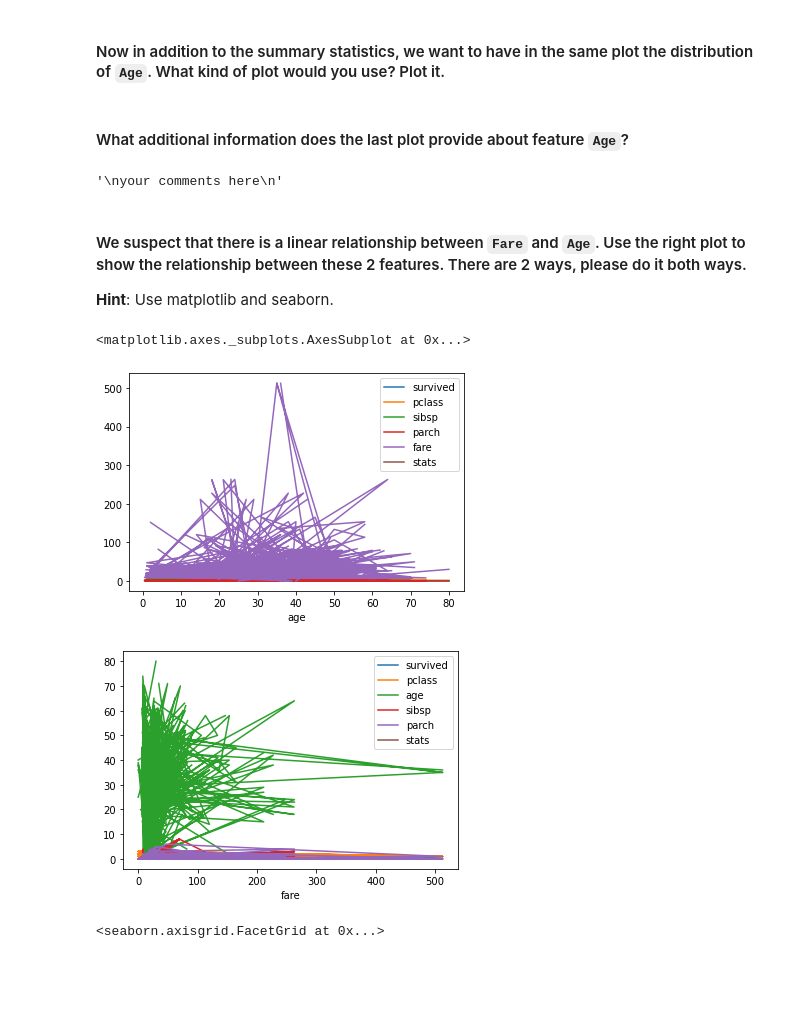
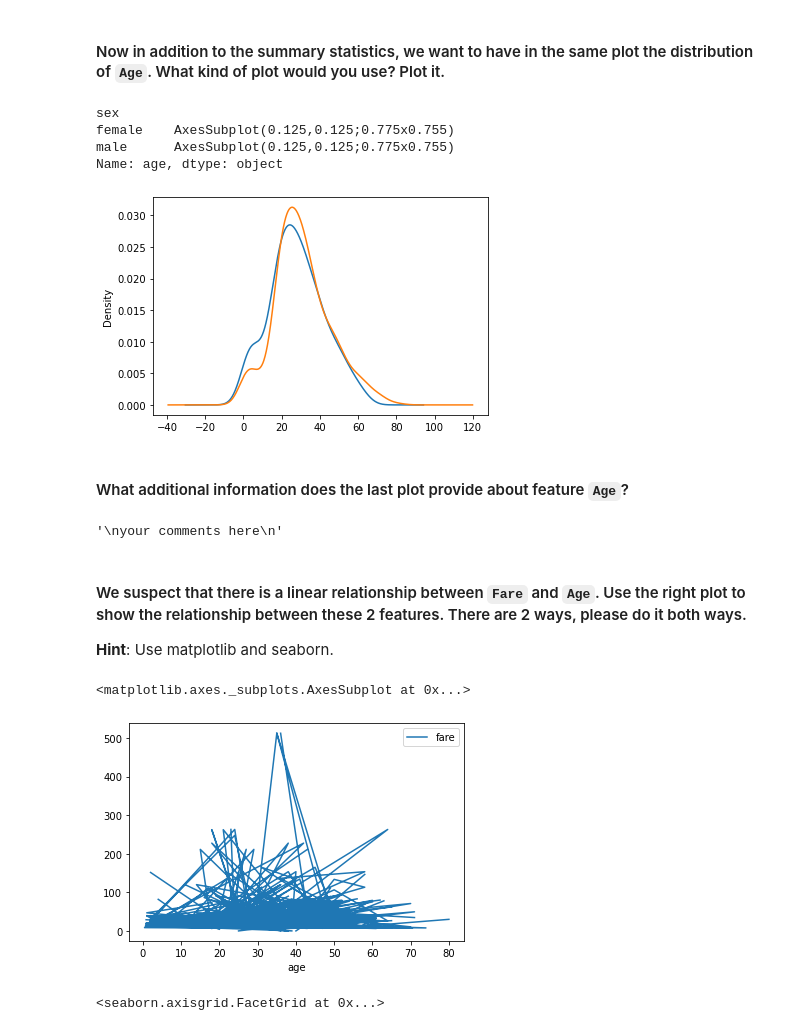
Before and after one commit to Pabloaliaga1995/dataptmad1121_labs, a Jupyter notebook: module-2/matplotlib-seaborn/your-code/main.ipynb, the cells around one changed output. Saved outputs shown, nothing was run; the diff lists cells and outputs as text; code cells hidden in the pictures; blank space fills up the shorter version.

```diff
--- a/module-2/matplotlib-seaborn/your-code/main.ipynb
+++ b/module-2/matplotlib-seaborn/your-code/main.ipynb
@@ -373,5 +375,4 @@ sns.displot(titanic1, x="pclass")
 # your code here
 age_mean = titanic1["age"].mean()
 age_median = titanic1["age"].median()
-titanic1["stats"] = (titanic1["age"].describe())
-sns.displot(x = stats)
+stats= titanic1["age"].describe()
@@ -403,26 +417,33 @@ your comments here
 #### Now in addition to the summary statistics, we want to have in the same plot the distribution of `Age`. What kind of plot would you use? Plot it.
 # %%
 # your code here
+titanic1.groupby('sex').age.plot(kind='kde')
+# %% [output]
+sex
+female    AxesSubplot(0.125,0.125;0.775x0.755)
+male      AxesSubplot(0.125,0.125;0.775x0.755)
+Name: age, dtype: object
+[figure, added]
 # %% [markdown]
 #### What additional information does the last plot provide about feature `Age`?
-# %%
-"""
-your comments here
-"""
-# %% [output]
-'\nyour comments here\n'
+# %%
+"""
+your comments here
+"""
+
+#There were more people of ages from 20 to 50.
+# %% [output]
+'\nyour comments here\n'
 # %% [markdown]
 #### We suspect that there is a linear relationship between `Fare` and `Age`. Use the right plot to show the relationship between these 2 features. There are 2 ways, please do it both ways.
 **Hint**: Use matplotlib and seaborn.
 # %%
 # Method 1 - matplotlib
 # your code here
-titanic1.plot(x = "age")
-titanic1.plot(x = "fare")
+titanic1.plot(x = "age", y = "fare")
 # %% [output]
 <matplotlib.axes._subplots.AxesSubplot at 0x...>
-[figure, old version]
+[figure, new version]
-[figure, removed]
 # %%
 # Method 2 - seaborn
 # your code here
```
Also changed, not shown: parts of 10 cells of this notebook.
